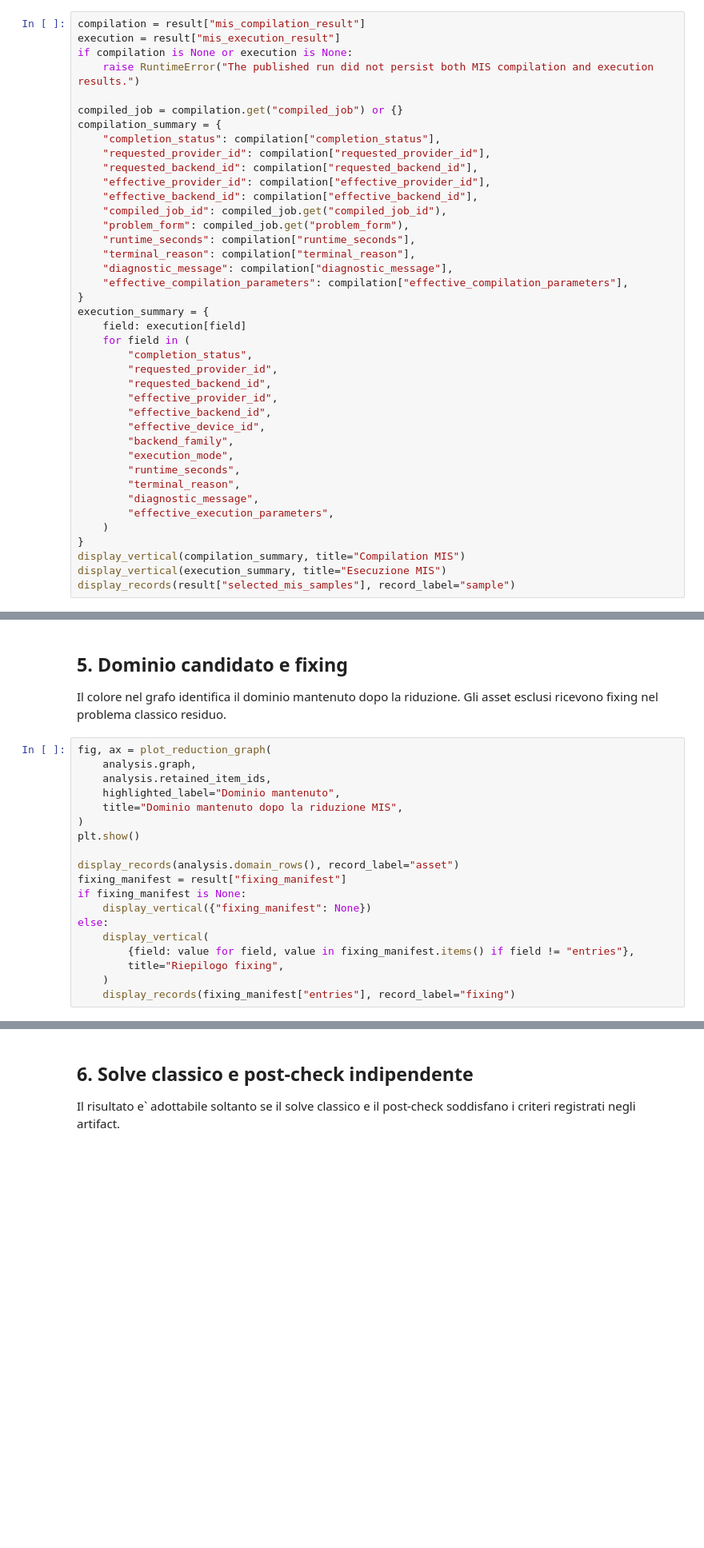
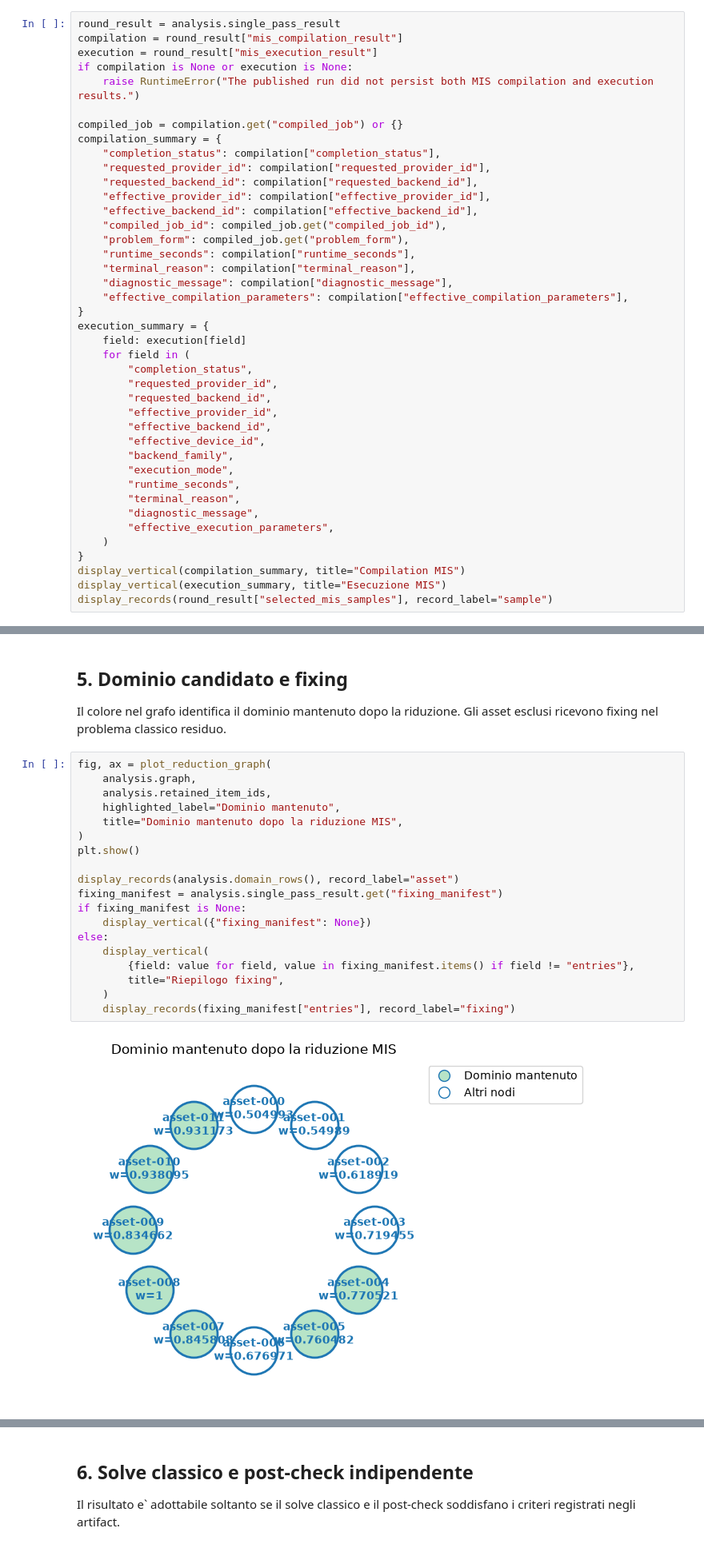
Before and after one commit to albetriv/qreduce, a Jupyter notebook: notebooks/experiments/002_synthetic_portfolio_single_pass.ipynb, the cells around one changed output, grey strips where cells are left out. Shown at 80% size. Cells and saved outputs as stored; diff of their text form; blank space fills up the shorter version.

```diff
--- a/notebooks/experiments/002_synthetic_portfolio_single_pass.ipynb
+++ b/notebooks/experiments/002_synthetic_portfolio_single_pass.ipynb
@@ -157,8 +157,9 @@ Metriche del run
 
 La compilation e l'esecuzione sono mostrate separatamente. Le sample MIS servono a costruire il dominio candidato e non sono la soluzione finale del portfolio.
 # %%
-compilation = result["mis_compilation_result"]
-execution = result["mis_execution_result"]
+round_result = analysis.single_pass_result
+compilation = round_result["mis_compilation_result"]
+execution = round_result["mis_execution_result"]
 if compilation is None or execution is None:
     raise RuntimeError("The published run did not persist both MIS compilation and execution results.")
 
@@ -195,5 +196,5 @@ execution_summary = {
 }
 display_vertical(compilation_summary, title="Compilation MIS")
 display_vertical(execution_summary, title="Esecuzione MIS")
-display_records(result["selected_mis_samples"], record_label="sample")
+display_records(round_result["selected_mis_samples"], record_label="sample")
 # %% [output]
@@ -205,19 +249,21 @@ Il colore nel grafo identifica il dominio mantenuto dopo la riduzione. Gli asset
 # %%
 fig, ax = plot_reduction_graph(
     analysis.graph,
     analysis.retained_item_ids,
     highlighted_label="Dominio mantenuto",
     title="Dominio mantenuto dopo la riduzione MIS",
 )
 plt.show()
 
 display_records(analysis.domain_rows(), record_label="asset")
-fixing_manifest = result["fixing_manifest"]
+fixing_manifest = analysis.single_pass_result.get("fixing_manifest")
 if fixing_manifest is None:
     display_vertical({"fixing_manifest": None})
 else:
     display_vertical(
         {field: value for field, value in fixing_manifest.items() if field != "entries"},
         title="Riepilogo fixing",
     )
     display_records(fixing_manifest["entries"], record_label="fixing")
+# %% [output]
+[figure, added]
```
Also changed, not shown: parts of 5 cells of this notebook, 6 other files.
